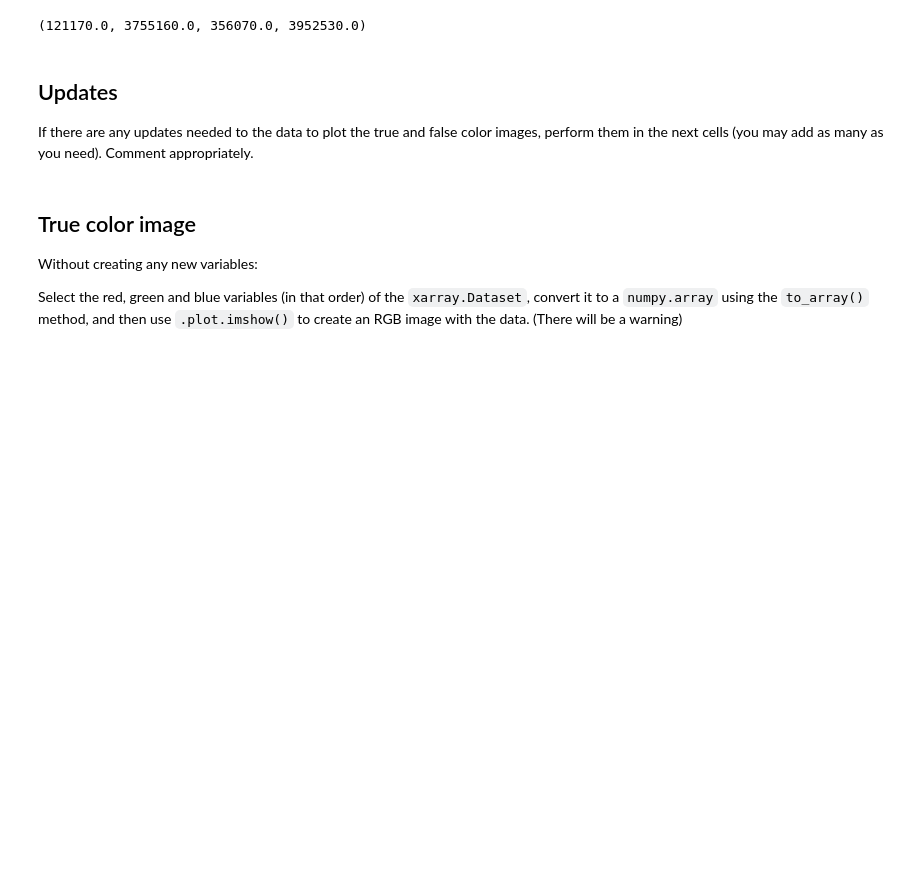
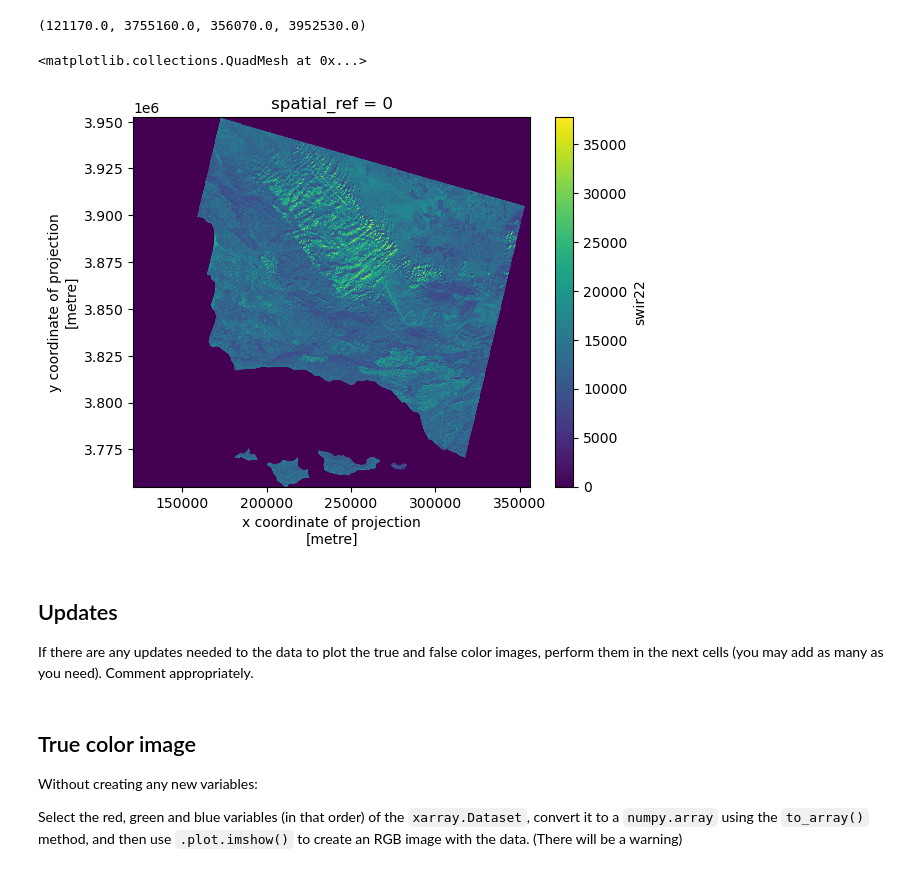
Before and after one commit to amandaherbst/eds220-hwk-4, a Jupyter notebook: hwk4-task2-false-color.ipynb, the cells around one changed output. Drawn from its saved outputs; the diff is of its cells as text; code cells hidden in the pictures; blank space fills up the shorter version.

```diff
--- a/hwk4-task2-false-color.ipynb
+++ b/hwk4-task2-false-color.ipynb
@@ -133,6 +138,12 @@ ca_fire.plot()
 landsat.rio.bounds()
 # %% [output]
 (121170.0, 3755160.0, 356070.0, 3952530.0)
+# %%
+# plot a band in landsat
+landsat['swir22'].plot()
+# %% [output]
+<matplotlib.collections.QuadMesh at 0x...>
+[figure, added]
 # %% [markdown]
 ## Updates
 
```
Also changed, not shown: parts of 11 cells of this notebook, 1 other file.
